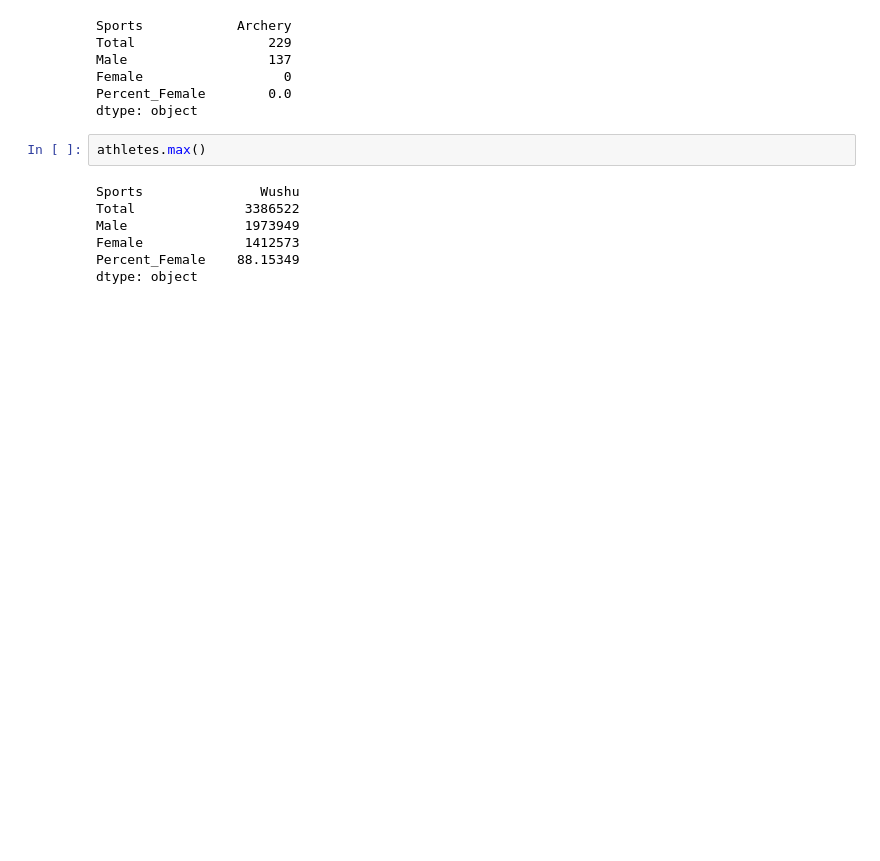
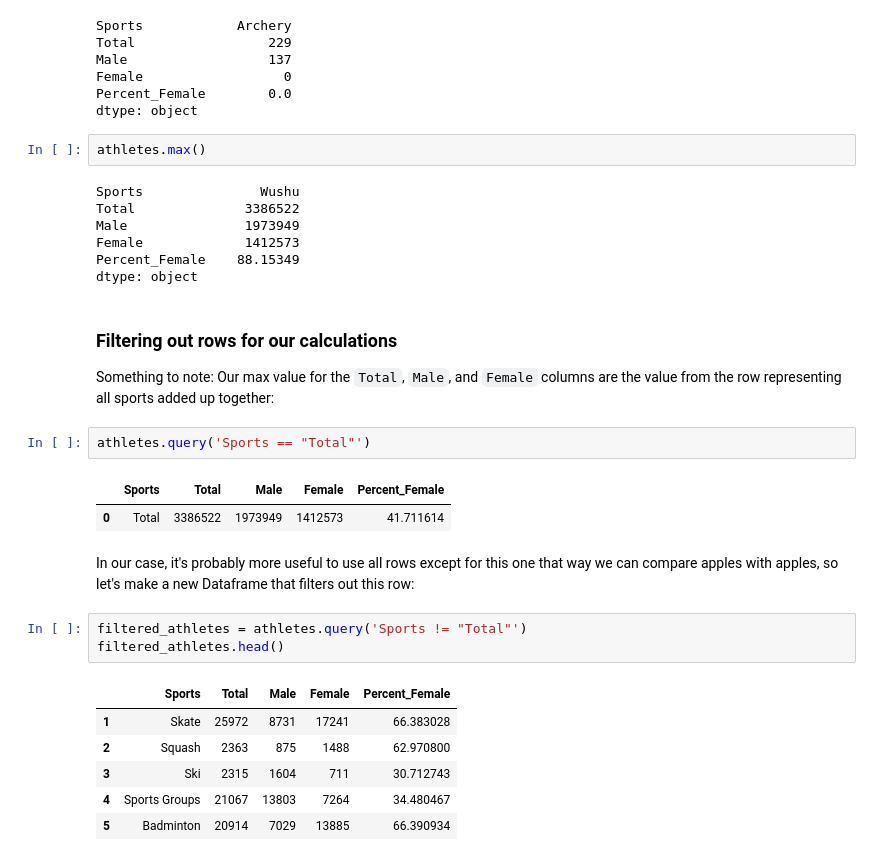
Before and after one commit to ICFJ-Computational-Journalism/english.lessons, a Jupyter notebook: english/1_Data-analysis/1.2_Basics-of-statistics.ipynb, the cells around one changed output. Cells and saved outputs as stored; diff of their text form; blank space fills up the shorter version.

```diff
--- a/english/1_Data-analysis/1.2_Basics-of-statistics.ipynb
+++ b/english/1_Data-analysis/1.2_Basics-of-statistics.ipynb
@@ -165,3 +165,24 @@ Male               1973949
 Female             1412573
 Percent_Female    88.15349
 dtype: object
+# %% [markdown]
+### Filtering out rows for our calculations
+
+Something to note: Our max value for the `Total`, `Male`, and `Female` columns are the value from the row representing all sports added up together:
+# %%
+athletes.query('Sports == "Total"')
+# %% [output]
+|  | Sports | Total | Male | Female | Percent_Female |
+| 0 | Total | 3386522 | 1973949 | 1412573 | 41.711614 |
+# %% [markdown]
+In our case, it's probably more useful to use all rows except for this one that way we can compare apples with apples, so let's make a new Dataframe that filters out this row:
+# %%
+filtered_athletes = athletes.query('Sports != "Total"')
+filtered_athletes.head()
+# %% [output]
+|  | Sports | Total | Male | Female | Percent_Female |
+| 1 | Skate | 25972 | 8731 | 17241 | 66.383028 |
+| 2 | Squash | 2363 | 875 | 1488 | 62.970800 |
+| 3 | Ski | 2315 | 1604 | 711 | 30.712743 |
+| 4 | Sports Groups | 21067 | 13803 | 7264 | 34.480467 |
+| 5 | Badminton | 20914 | 7029 | 13885 | 66.390934 |
```
Also changed, not shown: parts of 20 cells of this notebook, 3 other files.
